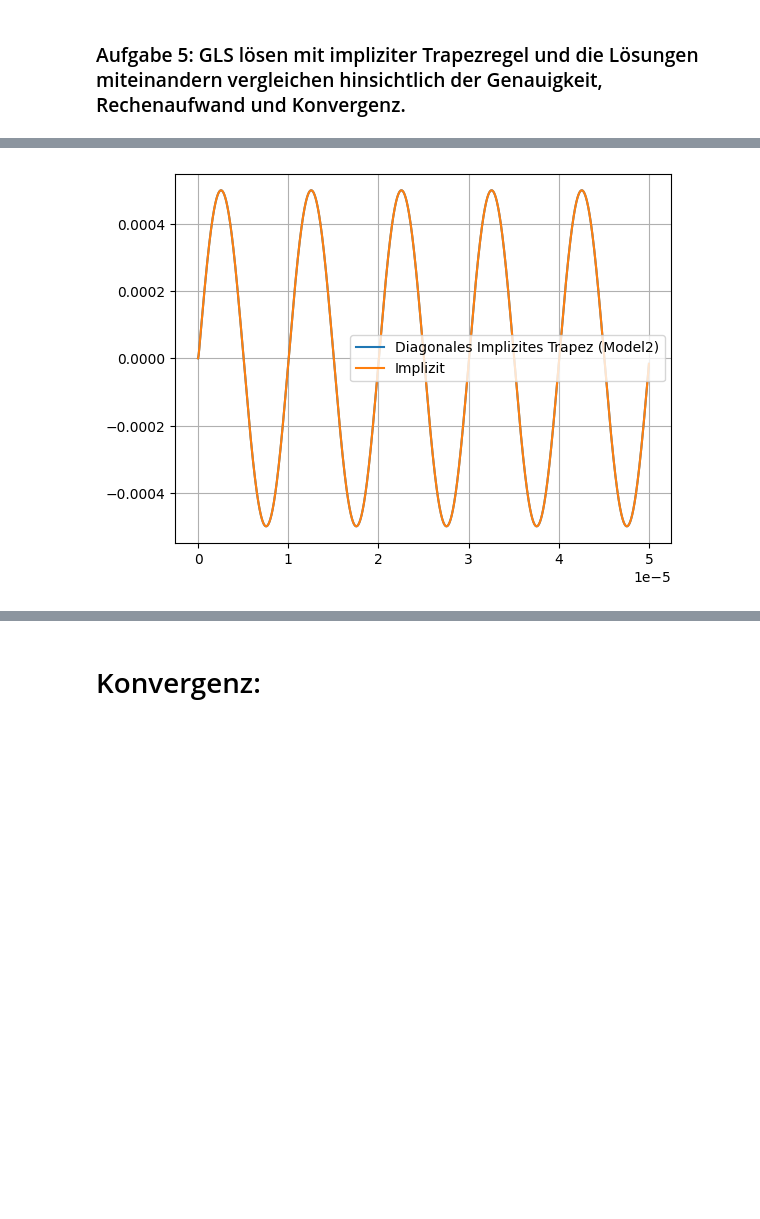
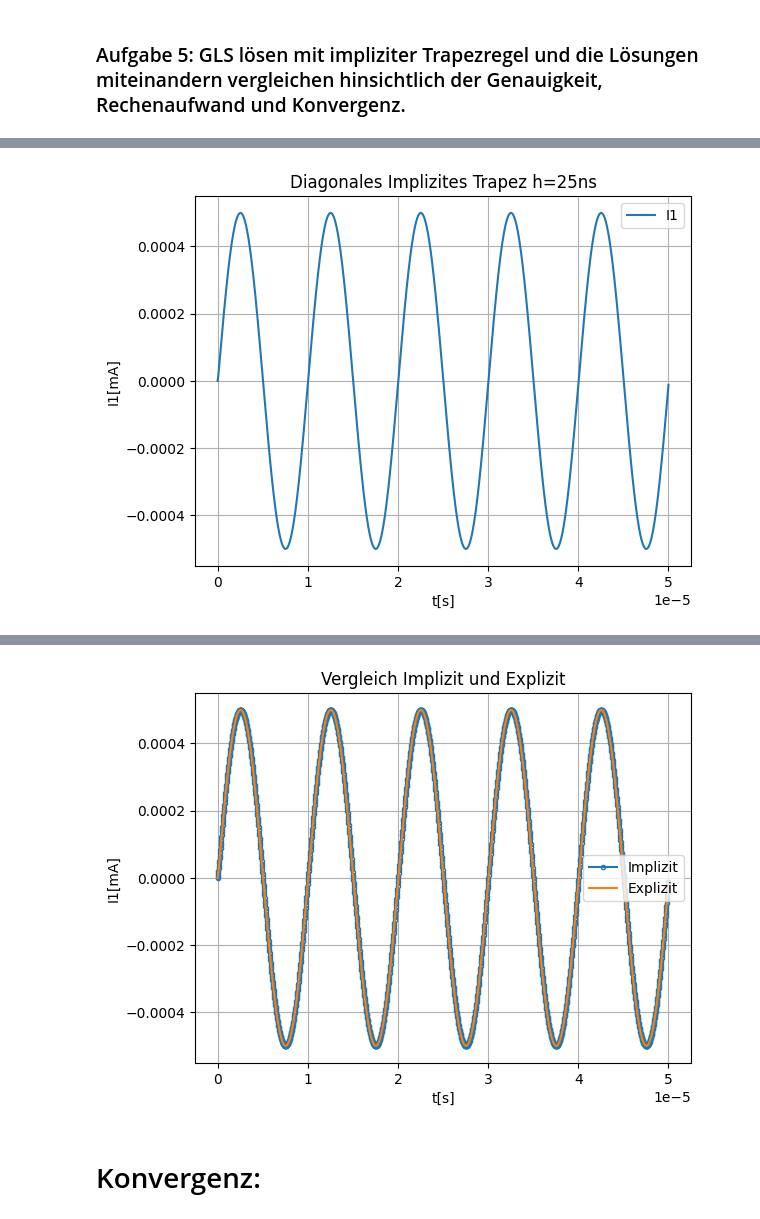
Before and after one commit to hollejon/Numerik, a Jupyter notebook: projekt/transformator.ipynb, the cells around one changed output, grey strips where cells are left out. Cells and saved outputs as stored; diff of their text form; code cells hidden in the pictures; blank space fills up the shorter version.

Commit message:
make plots task 5

```diff
--- a/projekt/transformator.ipynb
+++ b/projekt/transformator.ipynb
@@ -222,52 +225,6 @@ plt.show()
  # Trapezregel implizite
 
 def implizitEuler_DIRK(x0, X, f, df, N, A, B, C, tol):
-    # x0: Startpunkt
-    # X: Endpunkt
-    # f: Funktion
-    # df: Jacobi Matrix der Funktion f
-    # N: Anzahl der Schritte
-    # tol: Toleranz
-    max_iter=10
-
-    h = (X-x0[0])/(N-1)
-    print( "IMP: Schrittweite: ", h)
-    x = np.zeros(N)
-    y = np.zeros((N,2))
-    x[0] = x0[0]
-    y[0] = x0[1]
-
-    s = 0
-
-    for i in range(1,N):
-
-        step = 0
-
-        x[i] = x[i-1] + h
-        k_1 = f(x[i-1], [y[i-1], y[i-1]])
-        k_2 = k_1
-        r = k_2 - f(x[i-1]+h, [y[i-1] + h*(k_1*A[s][0] + k_2*A[s][1]),y[i-1] + h*(k_1*A[s][0] + k_2*A[s][1])])
-
-        value = np.max(r)
-        while (np.abs(value) > tol and step < max_iter):
-
-            j = -df(x[i-1] + h*C[1], [y[i-1] + h*(k_1*A[s][0] + k_2*A[s][1]),y[i-1] + h*(k_1*A[s][0] + k_2*A[s][1])])
-            print(k_2)
-            print(-r / (1-h*j))
-            delta_k = -r / (1-h*j)
-            k_2 += delta_k
-            r = k_2 - f(x[i-1] + h*C[1], [y[i-1] + h*(k_1*A[s][0] + k_2*A[s][1]), y[i-1] + h*(k_1*A[s][0] + k_2*A[s][1])])
-            step += 1
-
-        #print("k's: ", kl[0], kl[1])
-        y[i] = y[i-1] + h*(k_1*B[0] + k_2*B[1])
-
-    return x, y
-
-
-
-#chat
-def implizitEuler_DIRKchat(x0, X, f, df, N, A, B, C, tol):
     # x0: Startpunkt
     # X: Endpunkt
     # f: Funktion
@@ -318,21 +275,38 @@ A = [a1, a2]
 B = [b1, b2]
 C = [c1, c2]
 tend = 50*10**-6
-x_imp_dirk2, y_imp_dirk2 = implizitEuler_DIRKchat(x0, tend, model1, model1_df, 5000, A, B, C ,1e-3)
+
+x_imp_dirk2, y_imp_dirk2 = implizitEuler_DIRK(x0, tend, model1, model1_df, 2000, A, B, C ,1e-3)
 
 
 x_an = np.linspace(0,1,100)
-plt.figure(3)
-plt.plot(x_imp_dirk2, y_imp_dirk2[:,0], '-', label='Diagonales Implizites Trapez (Model2)')
-plt.plot(t2, I_x2[:,1],  '-', label='Implizit')
+plt.figure(6)
+plt.plot(x_imp_dirk2, y_imp_dirk2[:,0], '-', label='I1')
+#plt.plot(t2, I_x2[:,1],  '-', label='Implizit')
+plt.ylabel('I1[mA]')
+plt.xlabel('t[s]')
+plt.title('Diagonales Implizites Trapez h=25ns')
 plt.grid()
 plt.legend()
 plt.show()
 
-plt.figure(4)
-plt.plot(x_imp_dirk2, y_imp_dirk2[:,1], '-', label='Diagonales Implizites Trapez (Model2)')
-plt.plot(t_imp, x_imp[:,1],  '-', label='Explizit', markerfacecolor='none')
+plt.figure(7)
+plt.plot(x_imp_dirk2, y_imp_dirk2[:,1], '-', label='I2')
+#plt.plot(t_imp, x_imp[:,1],  '-', label='Explizit', markerfacecolor='none')
+plt.ylabel('I2[mA]')
+plt.xlabel('t[s]')
+plt.title('Diagonales Implizites Trapez h=25ns')
 plt.grid()
 plt.legend()
 plt.show()
+
+plt.figure(8)
+plt.plot(x_imp_dirk2, y_imp_dirk2[:,0], '.-', label='Implizit', markerfacecolor='none')
+plt.plot(t2, I_x2[:,1],  '-', label='Explizit')
+plt.title('Vergleich Implizit und Explizit')
+plt.ylabel('I1[mA]')
+plt.xlabel('t[s]')
+plt.grid()
+plt.legend()
+plt.show()
 # %% [output]
@@ -340 +314 @@ IMP: Schrittweite:  1.0002000400080016e-08
-[figure, old version]
+[figure, new version]
@@ -342,3 +316,4 @@ IMP: Schrittweite:  1.0002000400080016e-08
+[figure, added]
 # %% [markdown]
  # Konvergenz:
 # %%
```
Also changed, not shown: parts of 4 cells of this notebook.
